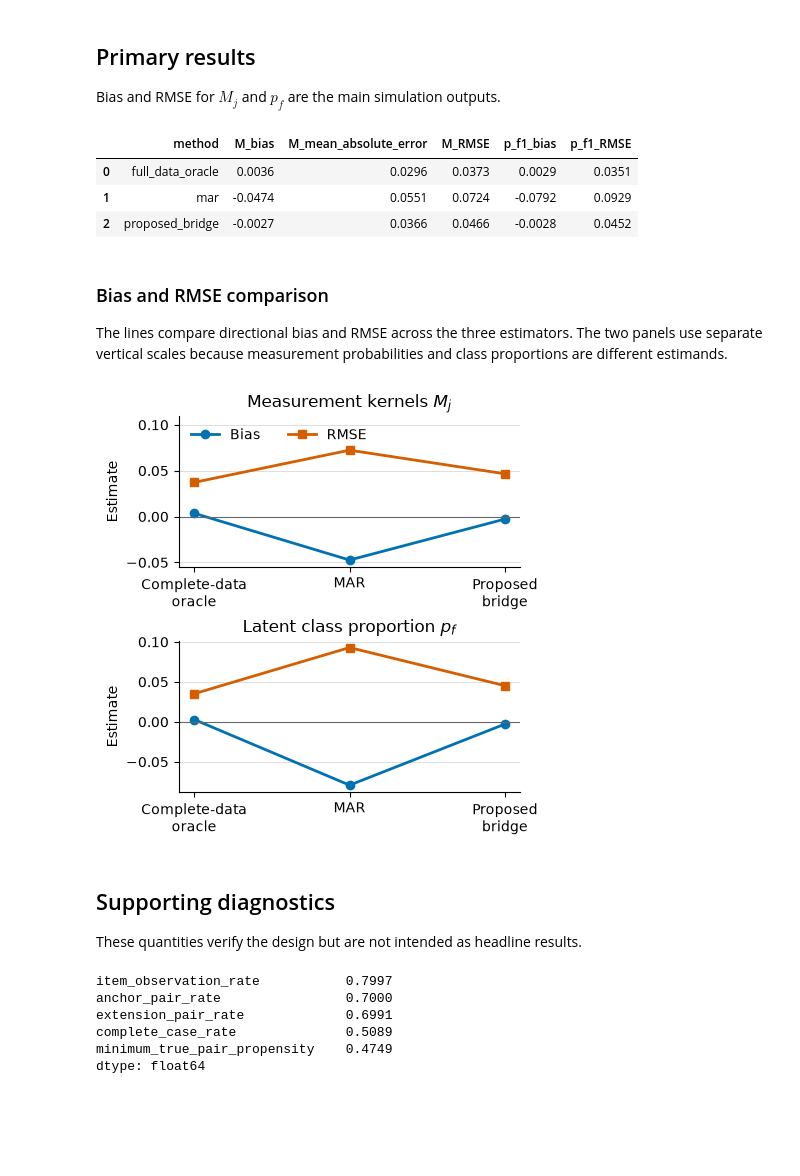
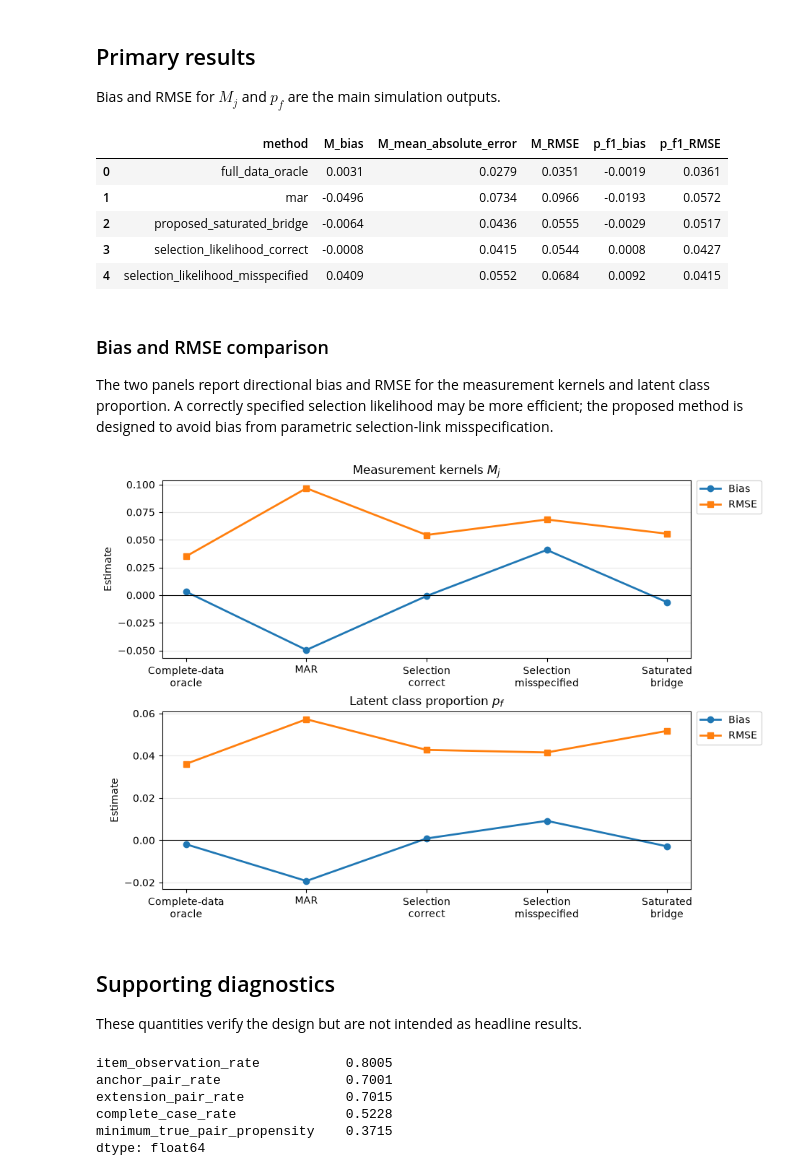
Before and after one commit to MHsamurai/missing-IV, a Jupyter notebook: simulation/allman_latent_mnar_simulation.ipynb, the cells around one changed output. Drawn from its saved outputs; the diff is of its cells as text; code cells hidden in the pictures; blank space fills up the shorter version.

Commit message:
Expand latent MNAR simulation to five estimators

```diff
--- a/simulation/allman_latent_mnar_simulation.ipynb
+++ b/simulation/allman_latent_mnar_simulation.ipynb
@@ -49,11 +51,12 @@ n=500, replications=100
 # %% [markdown]
 ## Simulation
 # %%
-summary, overlap, bridge_diagnostics = run_simulation(config)
+summary, overlap, bridge_diagnostics, replication_results = run_simulation(config)
 results_dir = ROOT / "simulation" / "results"
 results_dir.mkdir(exist_ok=True)
 summary.to_csv(results_dir / "allman_summary.csv", index=False)
 overlap.to_csv(results_dir / "allman_overlap.csv", index=False)
 bridge_diagnostics.to_csv(results_dir / "allman_bridge_diagnostics.csv", index=False)
+replication_results.to_csv(results_dir / "allman_replication_results.csv", index=False)
 summary.round(4)
 # %% [output]
@@ -72,46 +77,57 @@ summary[[
 ]].round(4)
 # %% [output]
 |  | method | M_bias | M_mean_absolute_error | M_RMSE | p_f1_bias | p_f1_RMSE |
-| 0 | full_data_oracle | 0.0036 | 0.0296 | 0.0373 | 0.0029 | 0.0351 |
-| 1 | mar | -0.0474 | 0.0551 | 0.0724 | -0.0792 | 0.0929 |
-| 2 | proposed_bridge | -0.0027 | 0.0366 | 0.0466 | -0.0028 | 0.0452 |
+| 0 | full_data_oracle | 0.0031 | 0.0279 | 0.0351 | -0.0019 | 0.0361 |
+| 1 | mar | -0.0496 | 0.0734 | 0.0966 | -0.0193 | 0.0572 |
+| 2 | proposed_saturated_bridge | -0.0064 | 0.0436 | 0.0555 | -0.0029 | 0.0517 |
+| 3 | selection_likelihood_correct | -0.0008 | 0.0415 | 0.0544 | 0.0008 | 0.0427 |
+| 4 | selection_likelihood_misspecified | 0.0409 | 0.0552 | 0.0684 | 0.0092 | 0.0415 |
 # %% [markdown]
 ### Bias and RMSE comparison
 
-The lines compare directional bias and RMSE across the three estimators. The two panels use separate vertical scales because measurement probabilities and class proportions are different estimands.
+The two panels report directional bias and RMSE for the measurement kernels and latent class proportion. A correctly specified selection likelihood may be more efficient; the proposed method is designed to avoid bias from parametric selection-link misspecification.
 # %%
 import matplotlib.pyplot as plt
 
-method_order = ["full_data_oracle", "mar", "proposed_bridge"]
-method_labels = ["Complete-data\noracle", "MAR", "Proposed\nbridge"]
+method_order = [
+    "full_data_oracle",
+    "mar",
+    "selection_likelihood_correct",
+    "selection_likelihood_misspecified",
+    "proposed_saturated_bridge",
+]
+method_labels = [
+    "Complete-data\noracle",
+    "MAR",
+    "Selection\ncorrect",
+    "Selection\nmisspecified",
+    "Saturated\nbridge",
+]
 plot_data = summary.set_index("method").loc[method_order]
 x = range(len(method_order))
-colors = {"Bias": "#0072B2", "RMSE": "#D55E00"}
 
-fig, axes = plt.subplots(2, 1, figsize=(4.4, 4.5), constrained_layout=True)
-for axis, bias_column, rmse_column, title in [
-    (axes[0], "M_bias", "M_RMSE", r"Measurement kernels $M_j$"),
-    (axes[1], "p_f1_bias", "p_f1_RMSE", r"Latent class proportion $p_f$"),
-]:
-    axis.plot(x, plot_data[bias_column], marker="o", linewidth=2.0,
-              color=colors["Bias"], label="Bias")
-    axis.plot(x, plot_data[rmse_column], marker="s", linewidth=2.0,
-              color=colors["RMSE"], label="RMSE")
-    axis.axhline(0, color="#666666", linewidth=0.8)
-    axis.set_xticks(list(x), method_labels)
+fig, axes = plt.subplots(2, 1, figsize=(9.2, 6.4), constrained_layout=True)
+panels = [
+    ("Measurement kernels $M_j$", "M_bias", "M_RMSE"),
+    ("Latent class proportion $p_f$", "p_f1_bias", "p_f1_RMSE"),
+]
+for axis, (title, bias_column, rmse_column) in zip(axes, panels):
+    axis.plot(x, plot_data[bias_column], marker="o", linewidth=2, label="Bias")
+    axis.plot(x, plot_data[rmse_column], marker="s", linewidth=2, label="RMSE")
+    axis.axhline(0, color="black", linewidth=0.8)
     axis.set_title(title)
     axis.set_ylabel("Estimate")
-    axis.grid(axis="y", color="#DDDDDD", linewidth=0.7)
-    axis.spines[["top", "right"]].set_visible(False)
-axes[0].set_ylim(-0.055, 0.11)
-axes[0].legend(frameon=False, loc="upper left", ncol=2)
-figure_dir = ROOT / "simulation" / "figures"
-figure_dir.mkdir(exist_ok=True)
-fig.savefig(figure_dir / "allman_bias_rmse_comparison.pdf", bbox_inches="tight")
-fig.savefig(figure_dir / "allman_bias_rmse_comparison.png", dpi=220, bbox_inches="tight")
+    axis.set_xticks(list(x), method_labels)
+    axis.grid(axis="y", alpha=0.3)
+    axis.legend(loc="upper left", bbox_to_anchor=(1.01, 1.0), borderaxespad=0)
+
+figures_dir = ROOT / "simulation" / "figures"
+figures_dir.mkdir(exist_ok=True)
+fig.savefig(figures_dir / "allman_bias_rmse_comparison.pdf", bbox_inches="tight")
+fig.savefig(figures_dir / "allman_bias_rmse_comparison.png", dpi=180, bbox_inches="tight")
 plt.show()
 # %% [output]
-[figure, old version]
+[figure, new version]
 # %% [markdown]
 ## Supporting diagnostics
 
@@ -122,11 +138,11 @@ overlap[[
     "complete_case_rate", "minimum_true_pair_propensity"
 ]].mean().round(4)
 # %% [output]
-item_observation_rate           0.7997
-anchor_pair_rate                0.7000
-extension_pair_rate             0.6991
-complete_case_rate              0.5089
-minimum_true_pair_propensity    0.4749
+item_observation_rate           0.8005
+anchor_pair_rate                0.7001
+extension_pair_rate             0.7015
+complete_case_rate              0.5228
+minimum_true_pair_propensity    0.3715
 dtype: float64
 # %%
 bridge_diagnostics.groupby("block").agg(
```
Also changed, not shown: parts of 6 cells of this notebook, 5 other files.
